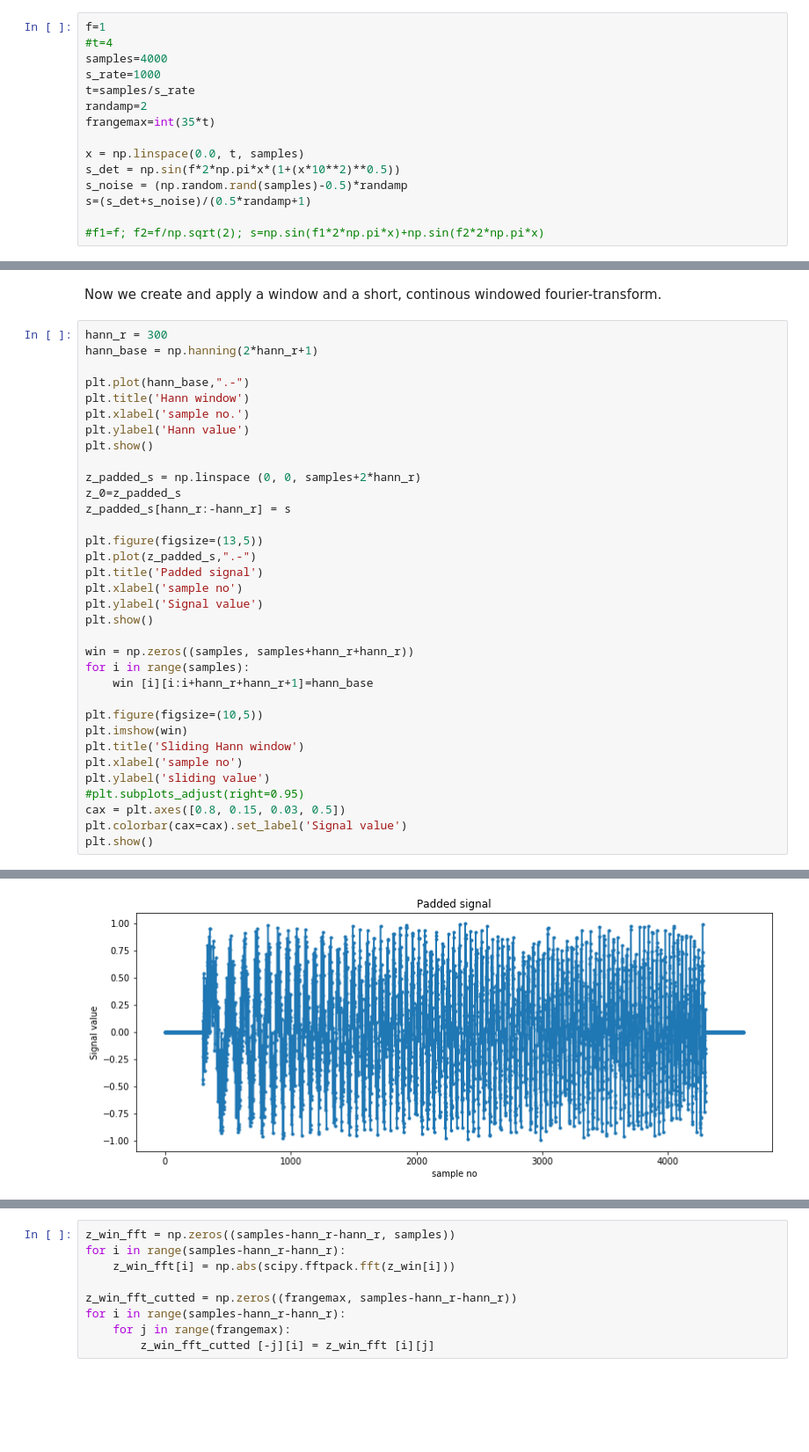
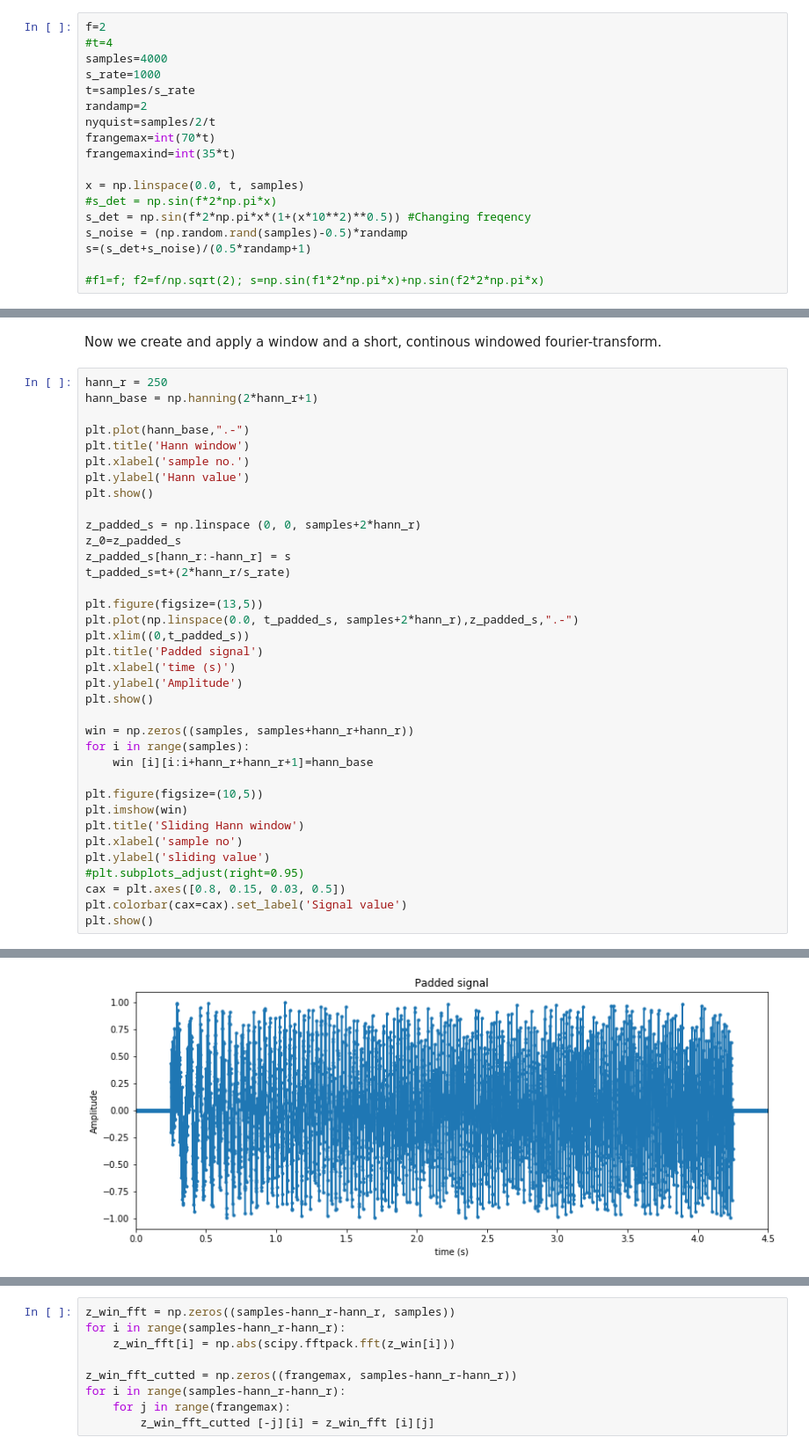
Before and after one commit to martonvavrik/fusion_research, a Jupyter notebook: waves.ipynb, the cells around one changed output, grey strips where cells are left out. Shown at 88% size. Saved outputs shown, nothing was run; the diff lists cells and outputs as text; blank space fills up the shorter version.

```diff
--- a/waves.ipynb
+++ b/waves.ipynb
@@ -15,16 +15,19 @@ from IPython.display import display
 <br> randamp - amplitude of noise (random noise)
 <br> <br> First, we create our signal and noise. In deafult: a sine wave, and a white noise.
 # %%
-f=1
+f=2
 #t=4
 samples=4000
 s_rate=1000
 t=samples/s_rate
 randamp=2
-frangemax=int(35*t)
+nyquist=samples/2/t
+frangemax=int(70*t)
+frangemaxind=int(35*t)
 
 x = np.linspace(0.0, t, samples)
-s_det = np.sin(f*2*np.pi*x*(1+(x*10**2)**0.5))
+#s_det = np.sin(f*2*np.pi*x)
+s_det = np.sin(f*2*np.pi*x*(1+(x*10**2)**0.5)) #Changing freqency
 s_noise = (np.random.rand(samples)-0.5)*randamp
 s=(s_det+s_noise)/(0.5*randamp+1)
 
@@ -191,7 +193,7 @@ plt.show()
 # %% [markdown]
 Now we create and apply a window and a short, continous windowed fourier-transform.
 # %%
-hann_r = 300
+hann_r = 250
 hann_base = np.hanning(2*hann_r+1)
 
 plt.plot(hann_base,".-")
@@ -203,12 +205,14 @@ plt.show()
 z_padded_s = np.linspace (0, 0, samples+2*hann_r)
 z_0=z_padded_s
 z_padded_s[hann_r:-hann_r] = s
+t_padded_s=t+(2*hann_r/s_rate)
 
 plt.figure(figsize=(13,5))
-plt.plot(z_padded_s,".-")
+plt.plot(np.linspace(0.0, t_padded_s, samples+2*hann_r),z_padded_s,".-")
+plt.xlim((0,t_padded_s))
 plt.title('Padded signal')
-plt.xlabel('sample no')
-plt.ylabel('Signal value')
+plt.xlabel('time (s)')
+plt.ylabel('Amplitude')
 plt.show()
 
 win = np.zeros((samples, samples+hann_r+hann_r))
@@ -229 +233 @@ plt.show()
-[figure, old version]
+[figure, new version]
```
Also changed, not shown: parts of 13 cells of this notebook.
